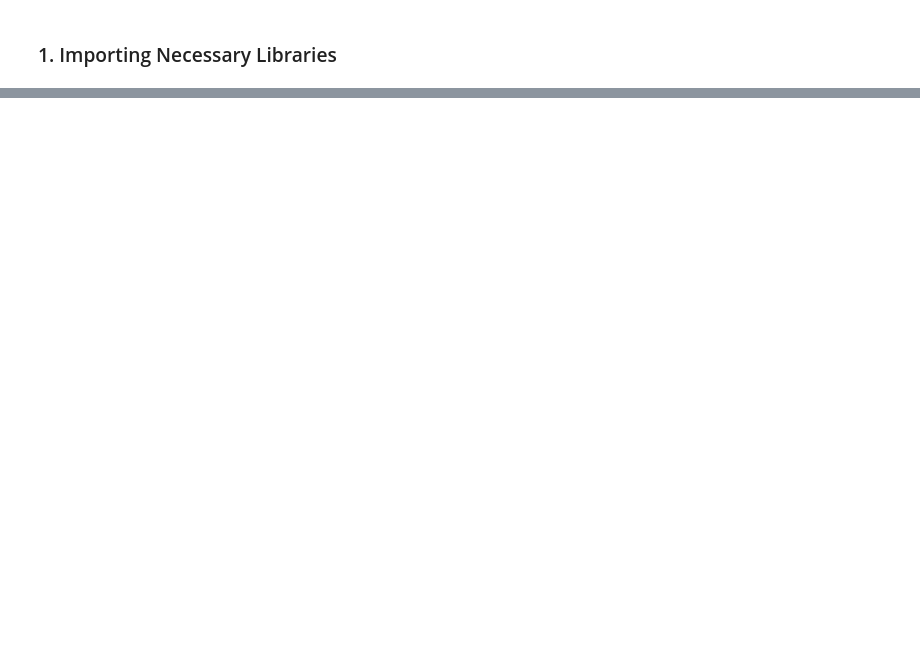
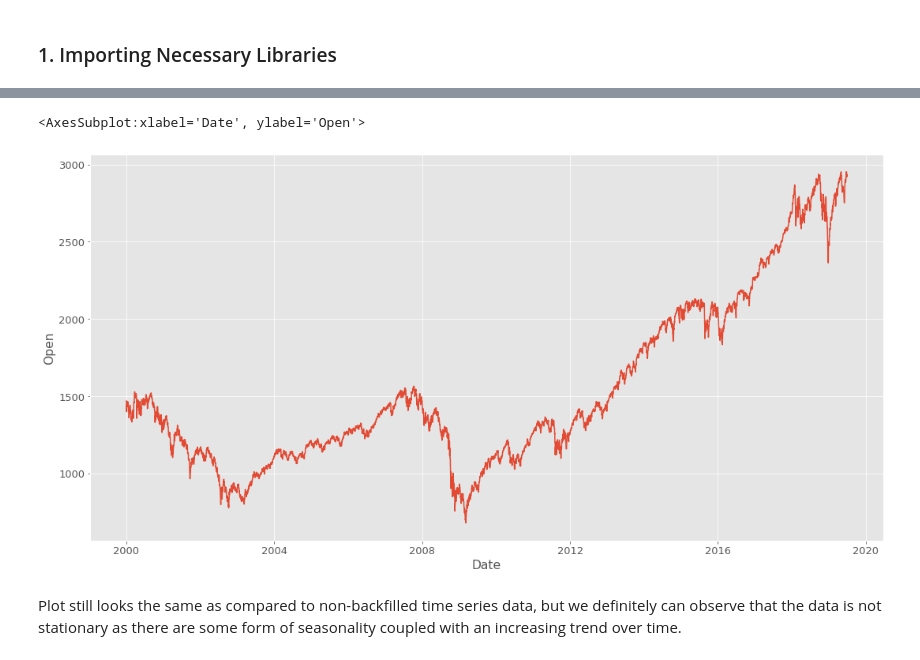
Before and after one commit to Matthewmcsl/datascience-projects, a Jupyter notebook: 1.Preliminary_EDA.ipynb, the cells around one changed output, grey strips where cells are left out. Cells and saved outputs as stored; diff of their text form; code cells hidden in the pictures; blank space fills up the shorter version.

```diff
--- a/1.Preliminary_EDA.ipynb
+++ b/1.Preliminary_EDA.ipynb
@@ -20,0 +70,12 @@ snp500 = yf.download(tickers=['^GSPC'], start='2000-01-03', end='2019-07-01')
+# %%
+# plot style
+plt.style.use('ggplot')
+
+# plot title size
+plt.rc('axes', titlesize=18)
+
+# plot font size
+plt.rc('font', size=13)
+
+# plot figure size
+matplotlib.rcParams['figure.figsize'] = (18, 9)
@@ -20,0 +103,4 @@ snp500 = yf.download(tickers=['^GSPC'], start='2000-01-03', end='2019-07-01')
+# %%
+# back filling data with frequency set to 1 day
+snp500_backfilled = snp500.asfreq(freq='1D', method='backfill')
+snp500_backfilled
@@ -20,0 +122,8 @@ snp500 = yf.download(tickers=['^GSPC'], start='2000-01-03', end='2019-07-01')
+# %%
+# re-plotting backfilled data to observe difference
+sns.lineplot(data=snp500_backfilled, x=snp500_backfilled.index, y='Open')
+# %% [output]
+<AxesSubplot:xlabel='Date', ylabel='Open'>
+[figure, added]
+# %% [markdown]
+Plot still looks the same as compared to non-backfilled time series data, but we definitely can observe that the data is not stationary as there are some form of seasonality coupled with an increasing trend over time.
```
Also changed, not shown: parts of 23 cells of this notebook, 3 other files.
